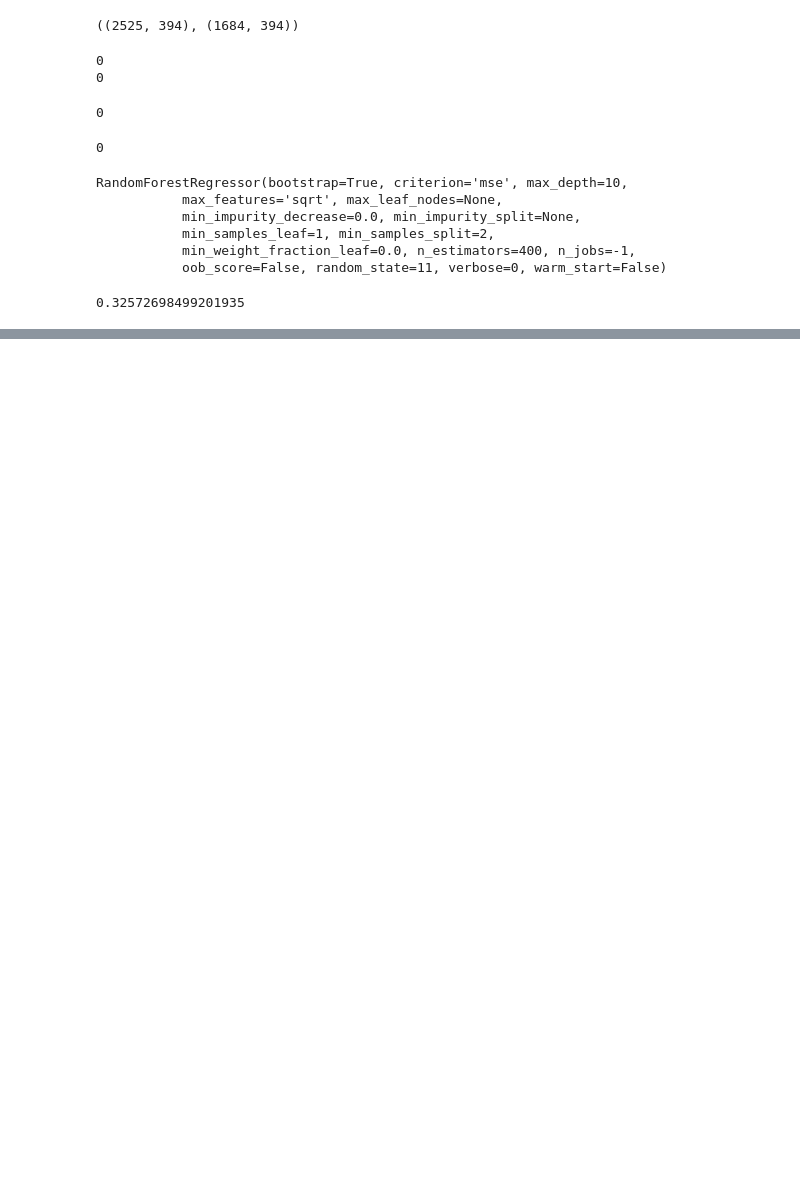
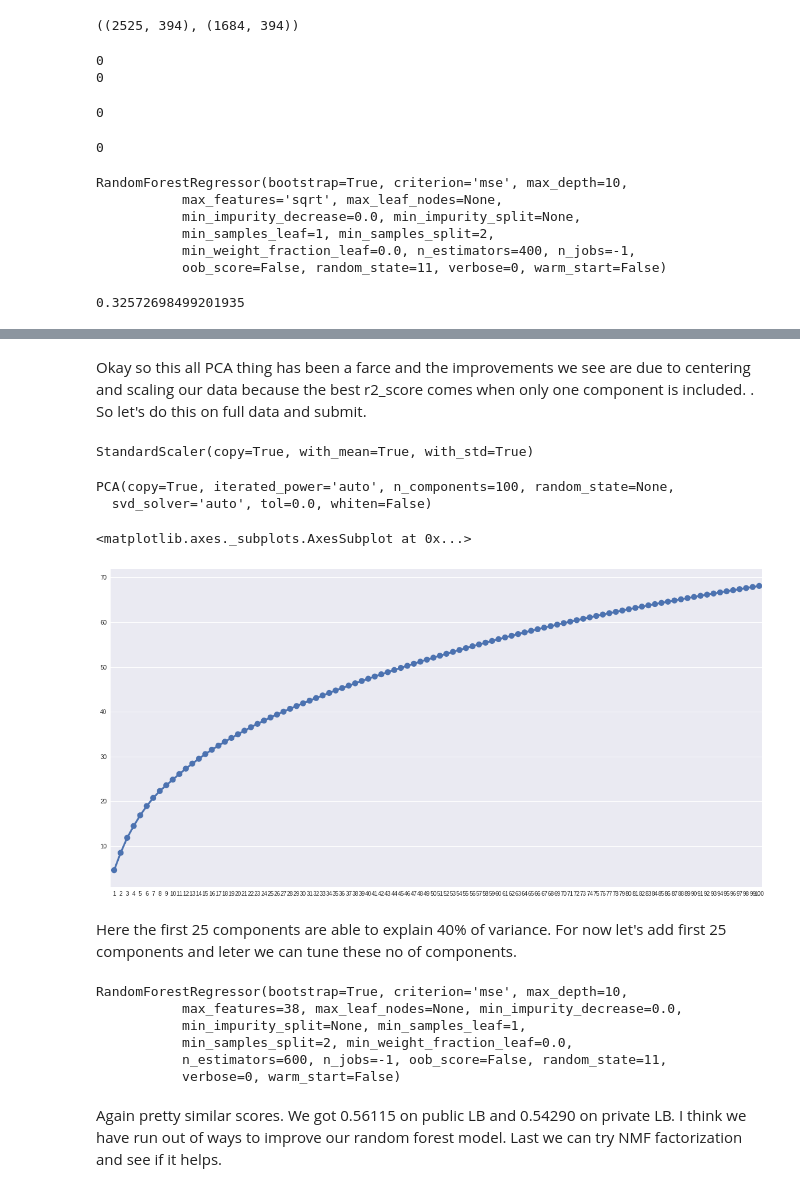
Before and after one commit to skakshay/Merc-Benz-Manufacturing, a Jupyter notebook: nb2.ipynb, the cells around one changed output, grey strips where cells are left out. Saved outputs shown, nothing was run; the diff lists cells and outputs as text; code cells hidden in the pictures; blank space fills up the shorter version.

```diff
--- a/nb2.ipynb
+++ b/nb2.ipynb
@@ -1492,0 +1573,26 @@ So as we saw our feature interactions have actually worsened our score. So need
+# %% [markdown]
+Okay so this all PCA thing has been a farce and the improvements we see are due to centering and scaling our data because the best r2_score comes when only one component is included. . So let's do this on full data and submit.
+# %%
+sca = StandardScaler()
+sca.fit(X_ohe)
+X_ohe_cs = sca.transform(X_ohe)
+test_ohe_cs = sca.transform(test_ohe)
+# %% [output]
+StandardScaler(copy=True, with_mean=True, with_std=True)
+# %%
+pca = PCA(n_components=100)
+pca.fit(X_ohe_cs)
+X_pca = pca.transform(X_ohe_cs)
+test_pca = pca.transform(test_ohe_cs)
+# %% [output]
+PCA(copy=True, iterated_power='auto', n_components=100, random_state=None,
+  svd_solver='auto', tol=0.0, whiten=False)
+# %%
+sns.set_style('darkgrid')
+_,ax = plt.subplots(figsize=(20,10))
+sns.pointplot([i for i in range(1,101)], y=np.cumsum(pca.explained_variance_ratio_)*100)
+# %% [output]
+<matplotlib.axes._subplots.AxesSubplot at 0x...>
+[figure, added]
+# %% [markdown]
+Here the first 25 components are able to explain 40% of variance. For now let's add first 25 components and leter we can tune these no of components.
@@ -1492,0 +1603,11 @@ So as we saw our feature interactions have actually worsened our score. So need
+# %%
+rf = RandomForestRegressor(n_estimators=600, max_features=38, max_depth=10, random_state=random_state, n_jobs=-1)
+rf.fit(X_pca, y)
+y_pred = rf.predict(test_pca)
+# %% [output]
+RandomForestRegressor(bootstrap=True, criterion='mse', max_depth=10,
+           max_features=38, max_leaf_nodes=None, min_impurity_decrease=0.0,
+           min_impurity_split=None, min_samples_leaf=1,
+           min_samples_split=2, min_weight_fraction_leaf=0.0,
+           n_estimators=600, n_jobs=-1, oob_score=False, random_state=11,
+           verbose=0, warm_start=False)
@@ -1492,0 +1617,2 @@ So as we saw our feature interactions have actually worsened our score. So need
+# %% [markdown]
+Again pretty similar scores. We got 0.56115 on public LB and 0.54290 on private LB. I think we have run out of ways to improve our random forest model. Last we can try NMF factorization and see if it helps.
```
Also changed, not shown: parts of 18 cells of this notebook, 1 other file.
